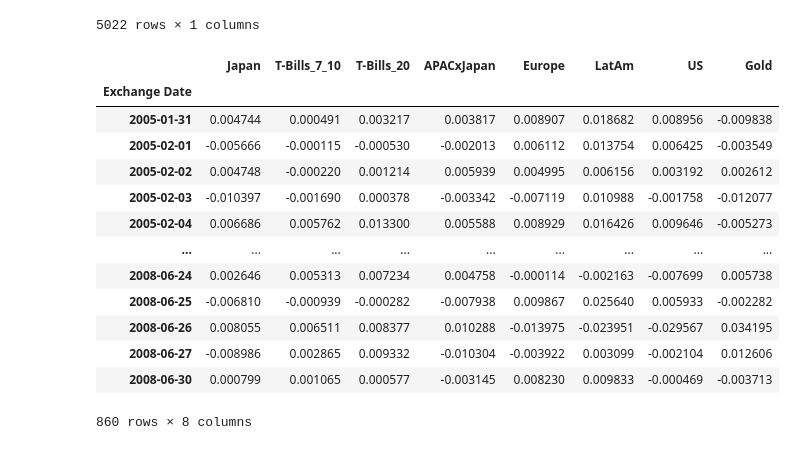
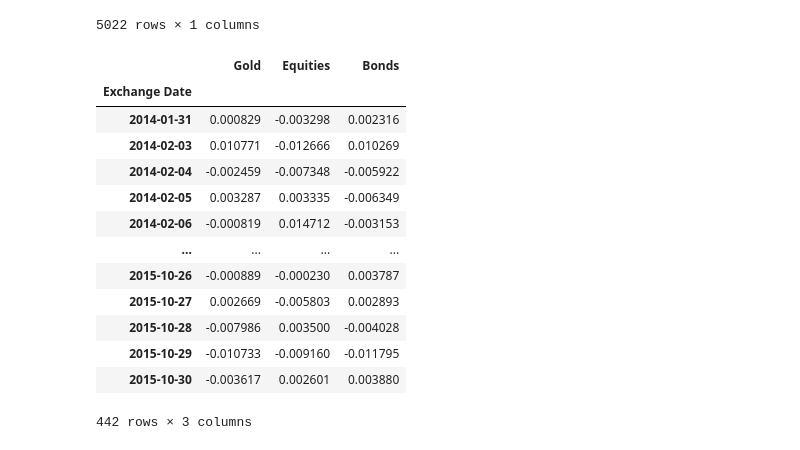
Before and after one commit to plaishev/asset_mgmt_seminar, a Jupyter notebook: Risk_Parity_Simulations/Risk_Parity_ac_low_2014_2015.ipynb, the cells around one changed output. Saved outputs shown, nothing was run; the diff lists cells and outputs as text; code cells hidden in the pictures.

```diff
--- a/Risk_Parity_Simulations/Risk_Parity_ac_low_2014_2015.ipynb
+++ b/Risk_Parity_Simulations/Risk_Parity_ac_low_2014_2015.ipynb
@@ -59,35 +59,38 @@ returns = returns.dropna()
 returns = returns.sort_values(by='Exchange Date', ascending=True)
 
 # Group returns by asset class and calculate asset class return assuming 1/n within asset class
-returns_grouped = pd.DataFrame(index=returns.index)
 
-returns_grouped["Equities"] = (
+returns["Equities"] = (
     1/5 * returns["Japan"] + 1/5 * returns["LatAm"] + 1/5 * returns["US"] + 1/5 * returns["APACxJapan"] + 1/5 * returns["Europe"]
 )
-returns_grouped["Bonds"] = (
+returns["Bonds"] = (
     1/2 * returns["T-Bills_7_10"] + 1/2 * returns["T-Bills_20"]
 )
-returns_grouped["Gold"] = returns["Gold"]
+returns["Gold"] = returns["Gold"]
 # %%
-start_date = '2005-01-03'
-end_date = '2008-06-30'
-returns = returns[start_date:end_date]
+returns = returns.drop(['Japan', 'T-Bills_7_10', 'T-Bills_20',
+                'APACxJapan','Europe','LatAm', 'US'], axis=1)
+
+start = '2014-01-31'
+end = '2015-10-31'
+
+returns = returns[start:end]
 returns
 # %% [output]
-|  | Japan | T-Bills_7_10 | T-Bills_20 | APACxJapan | Europe | LatAm | US | Gold |
-| Exchange Date |  |  |  |  |  |  |  |  |
-| 2005-01-31 | 0.004744 | 0.000491 | 0.003217 | 0.003817 | 0.008907 | 0.018682 | 0.008956 | -0.009838 |
-| 2005-02-01 | -0.005666 | -0.000115 | -0.000530 | -0.002013 | 0.006112 | 0.013754 | 0.006425 | -0.003549 |
-| 2005-02-02 | 0.004748 | -0.000220 | 0.001214 | 0.005939 | 0.004995 | 0.006156 | 0.003192 | 0.002612 |
-| 2005-02-03 | -0.010397 | -0.001690 | 0.000378 | -0.003342 | -0.007119 | 0.010988 | -0.001758 | -0.012077 |
-| 2005-02-04 | 0.006686 | 0.005762 | 0.013300 | 0.005588 | 0.008929 | 0.016426 | 0.009646 | -0.005273 |
-| ... | ... | ... | ... | ... | ... | ... | ... | ... |
-| 2008-06-24 | 0.002646 | 0.005313 | 0.007234 | 0.004758 | -0.000114 | -0.002163 | -0.007699 | 0.005738 |
-| 2008-06-25 | -0.006810 | -0.000939 | -0.000282 | -0.007938 | 0.009867 | 0.025640 | 0.005933 | -0.002282 |
-| 2008-06-26 | 0.008055 | 0.006511 | 0.008377 | 0.010288 | -0.013975 | -0.023951 | -0.029567 | 0.034195 |
-| 2008-06-27 | -0.008986 | 0.002865 | 0.009332 | -0.010304 | -0.003922 | 0.003099 | -0.002104 | 0.012606 |
-| 2008-06-30 | 0.000799 | 0.001065 | 0.000577 | -0.003145 | 0.008230 | 0.009833 | -0.000469 | -0.003713 |
+|  | Gold | Equities | Bonds |
+| Exchange Date |  |  |  |
+| 2014-01-31 | 0.000829 | -0.003298 | 0.002316 |
+| 2014-02-03 | 0.010771 | -0.012666 | 0.010269 |
+| 2014-02-04 | -0.002459 | -0.007348 | -0.005922 |
+| 2014-02-05 | 0.003287 | 0.003335 | -0.006349 |
+| 2014-02-06 | -0.000819 | 0.014712 | -0.003153 |
+| ... | ... | ... | ... |
+| 2015-10-26 | -0.000889 | -0.000230 | 0.003787 |
+| 2015-10-27 | 0.002669 | -0.005803 | 0.002893 |
+| 2015-10-28 | -0.007986 | 0.003500 | -0.004028 |
+| 2015-10-29 | -0.010733 | -0.009160 | -0.011795 |
+| 2015-10-30 | -0.003617 | 0.002601 | 0.003880 |
-860 rows × 8 columns
+442 rows × 3 columns
 # %%
 #### Min Var Portfolio Construction #### ver 2.2
 
```
Also changed, not shown: parts of 2 cells of this notebook, 9 other files.
